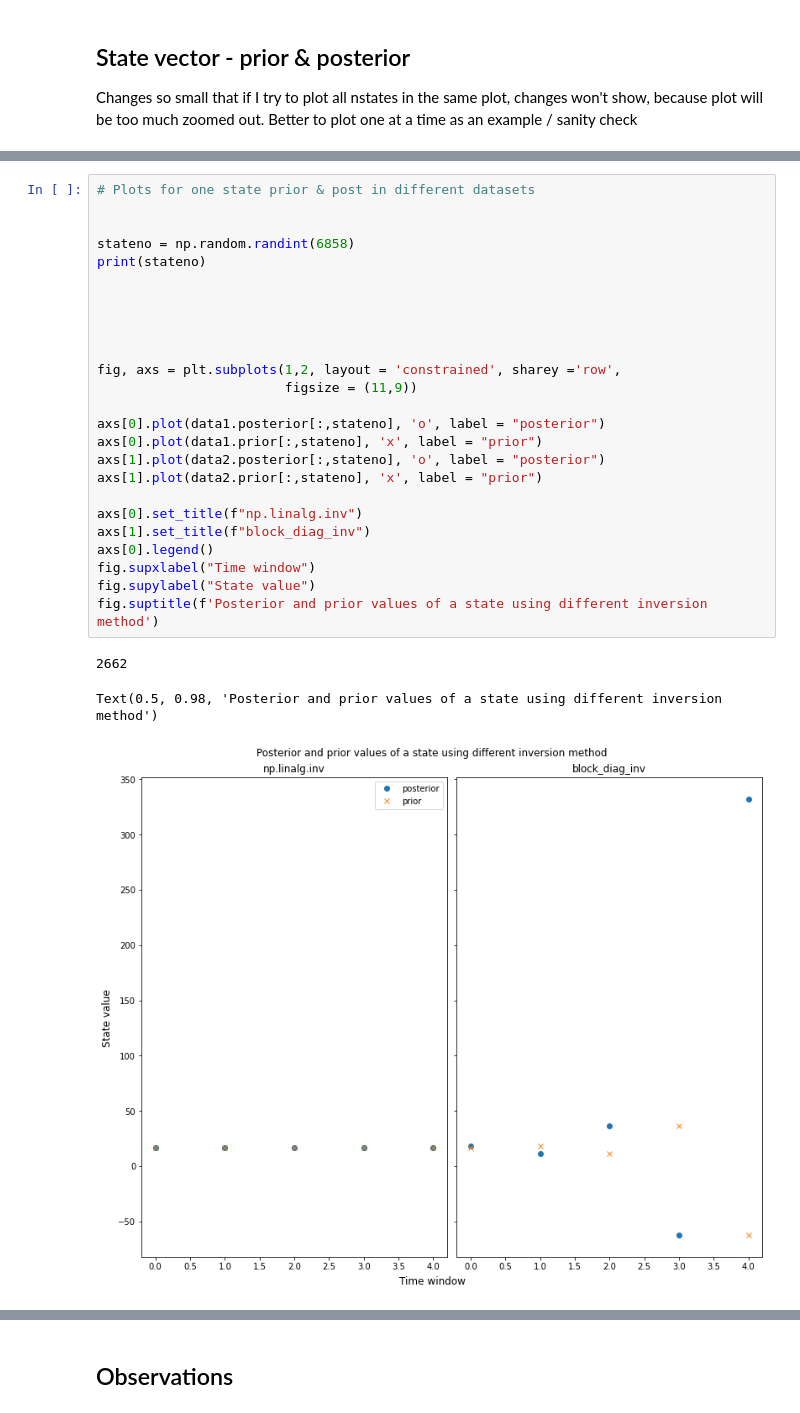
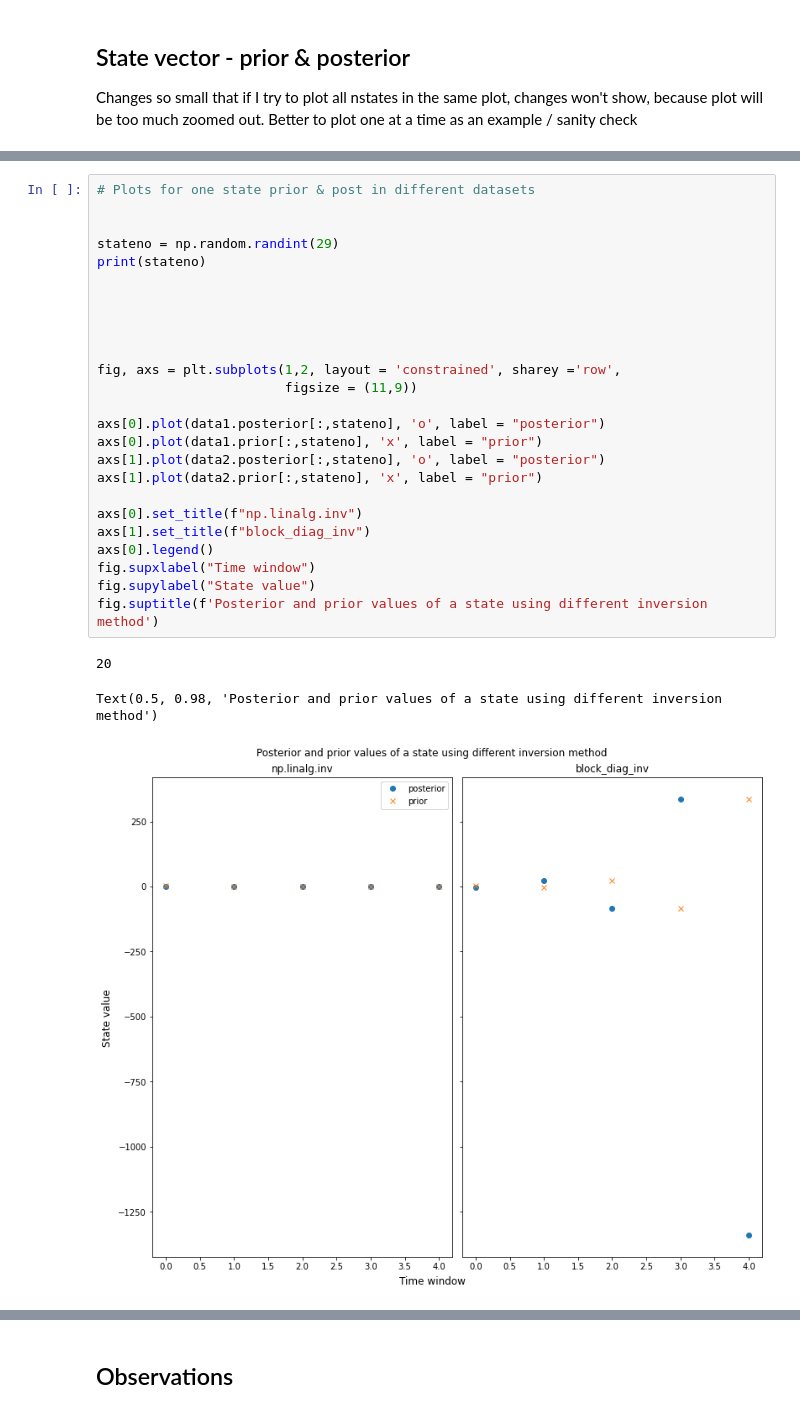
Before and after one commit to AkiTsuruta/MI-AIM, a Jupyter notebook: kf_plots.ipynb, the cells around one changed output, grey strips where cells are left out. Saved outputs shown, nothing was run; the diff lists cells and outputs as text.

```diff
--- a/kf_plots.ipynb
+++ b/kf_plots.ipynb
@@ -111,32 +112,32 @@ plt.show()
 # %%
 # Plots for one state prior & post in different datasets
 
 
-stateno = np.random.randint(6858)
+stateno = np.random.randint(29)
 print(stateno)
 
 
 
 
 
 fig, axs = plt.subplots(1,2, layout = 'constrained', sharey ='row',
                         figsize = (11,9))
 
 axs[0].plot(data1.posterior[:,stateno], 'o', label = "posterior")
 axs[0].plot(data1.prior[:,stateno], 'x', label = "prior")
 axs[1].plot(data2.posterior[:,stateno], 'o', label = "posterior")
 axs[1].plot(data2.prior[:,stateno], 'x', label = "prior")
 
 axs[0].set_title(f"np.linalg.inv")
 axs[1].set_title(f"block_diag_inv")
 axs[0].legend()
 fig.supxlabel("Time window")
 fig.supylabel("State value")
 fig.suptitle(f'Posterior and prior values of a state using different inversion method')
 # %% [output]
-2662
+20
 Text(0.5, 0.98, 'Posterior and prior values of a state using different inversion method')
-[figure, old version]
+[figure, new version]
 # %%
 fig, ax = plt.subplots(figsize = (11,9))
 ax.plot(data1.posterior[:,stateno], 'o')
```
Also changed, not shown: parts of 13 cells of this notebook, 2 other files.
